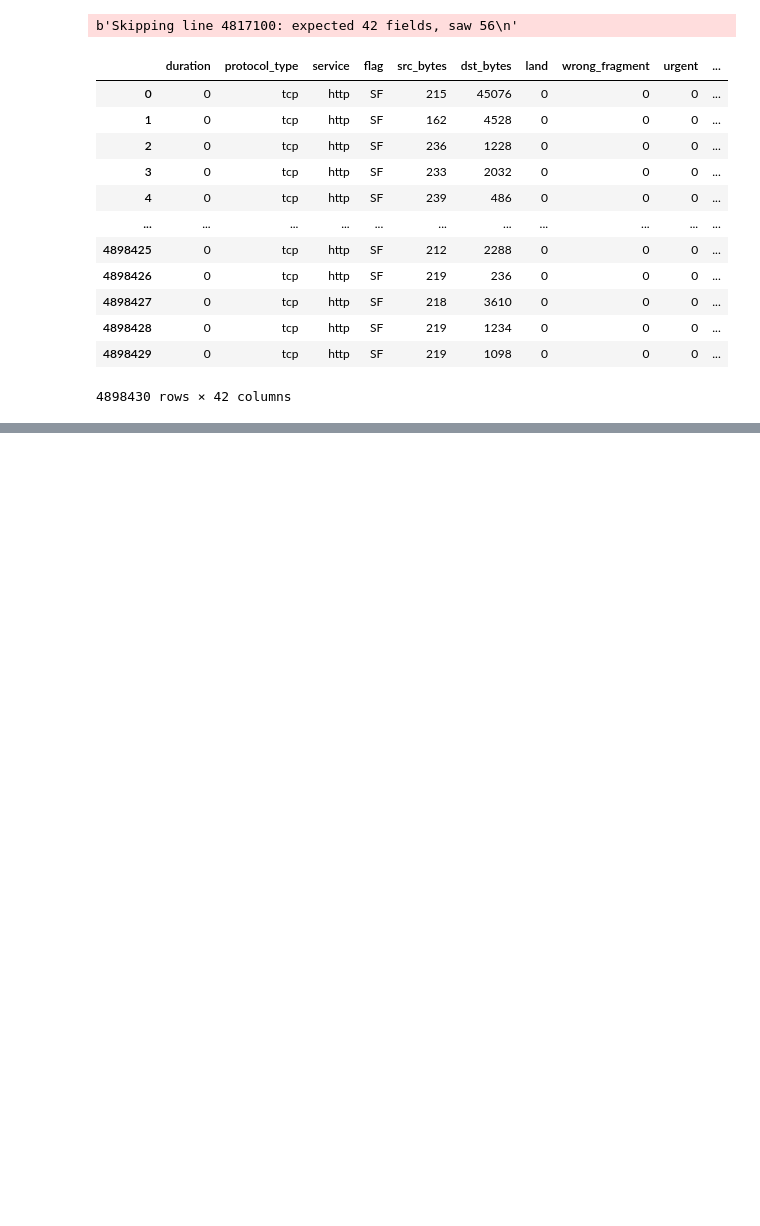
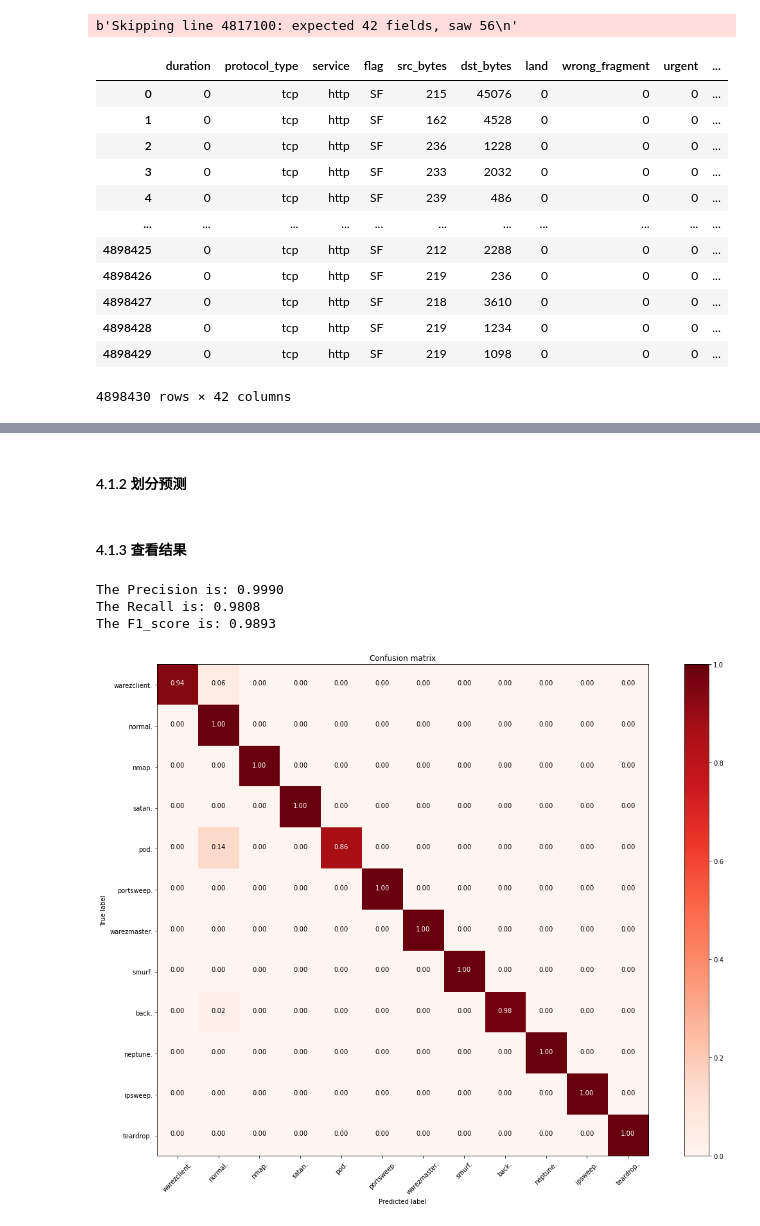
Before and after one commit to Xiaomut/RAS_TCP-Predict, a Jupyter notebook: exp2.ipynb, the cells around one changed output, grey strips where cells are left out. Cells and saved outputs as stored; diff of their text form; code cells hidden in the pictures; blank space fills up the shorter version.

```diff
--- a/exp2.ipynb
+++ b/exp2.ipynb
@@ -58,0 +461,9 @@ print(len(b))
+# %%
+protocol_types =  pd.get_dummies(data_features['protocol_type'], prefix='protocol_type')
+services =  pd.get_dummies(data_features['service'], prefix='service')
+flags =  pd.get_dummies(data_features['flag'], prefix='flag')
+
+data_features = pd.concat([data_features, protocol_types, services, flags], axis=1)
+# %%
+data_features = data_features.drop(columns=['protocol_type', 'service', 'flag'], axis=1)
+data_features
@@ -58,0 +484,27 @@ print(len(b))
+# %% [markdown]
+#### 4.1.2 划分预测
+# %%
+X_train,X_test, y_train, y_test = train_test_split(data_features, data_labels, random_state=20, test_size=0.2)
+# %%
+clf = DecisionTreeClassifier()
+clf.fit(X_train, y_train)
+
+y_predicts = clf.predict(X_test)
+cm = confusion_matrix(y_test, y_predicts)
+# %% [markdown]
+#### 4.1.3 查看结果
+# %%
+print(f"The Precision is: {precision_score(y_test, y_predicts, average='macro'):.4f}")
+print(f"The Recall is: {recall_score(y_test, y_predicts, average='macro'):.4f}")
+print(f"The F1_score is: {f1_score(y_test, y_predicts, average='macro'):.4f}")
+# %% [output]
+The Precision is: 0.9990
+The Recall is: 0.9808
+The F1_score is: 0.9893
+# %%
+labels_dict_keys = list(labels_dict.keys())
+temp_label_lists = list(set(y_test))
+
+plot_confusion_matrix(cm, classes=[labels_dict_keys[i] for i in temp_label_lists], normalize=True, plot_shape=(16,12))
+# %% [output]
+[figure, added]
```
Also changed, not shown: parts of 53 cells of this notebook.
